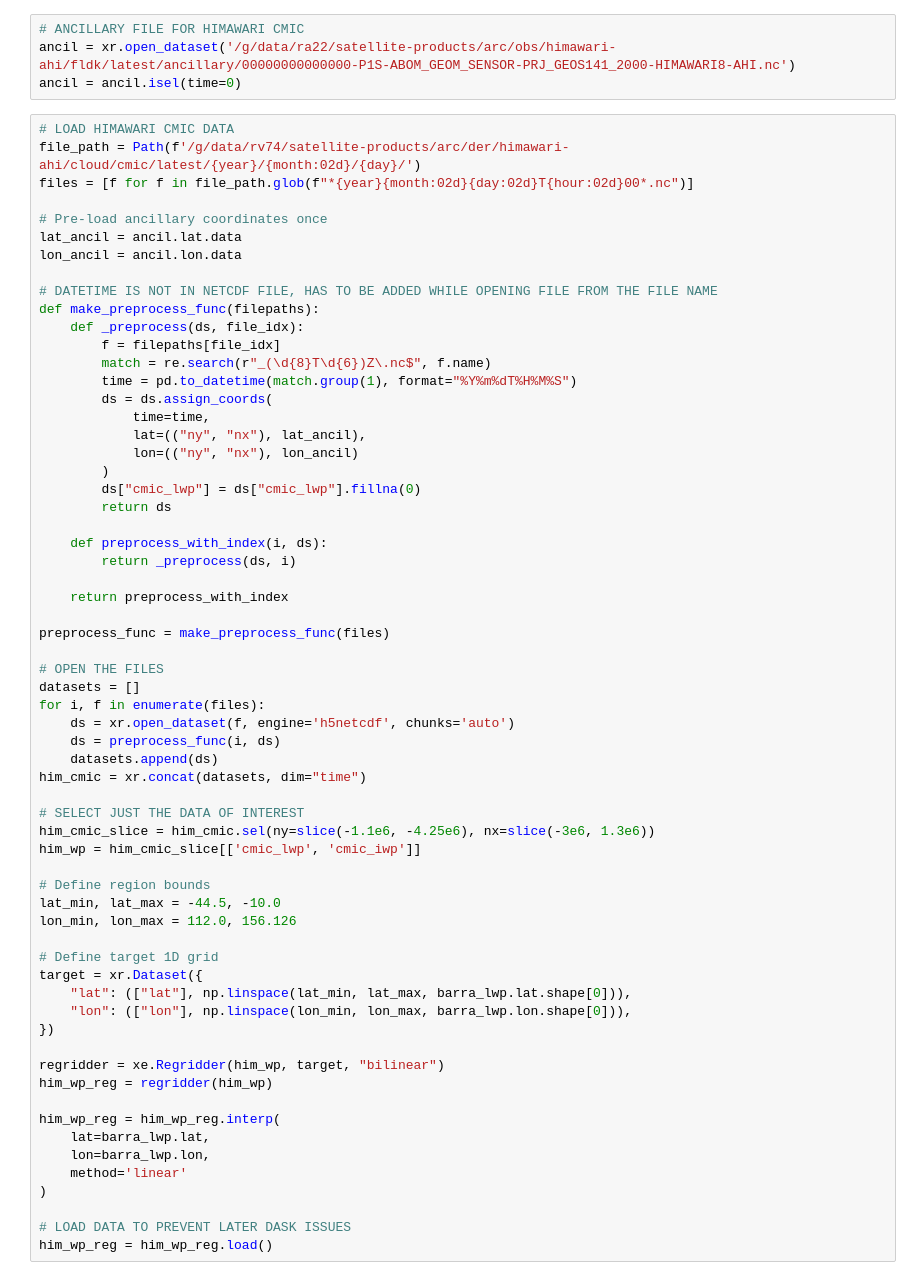
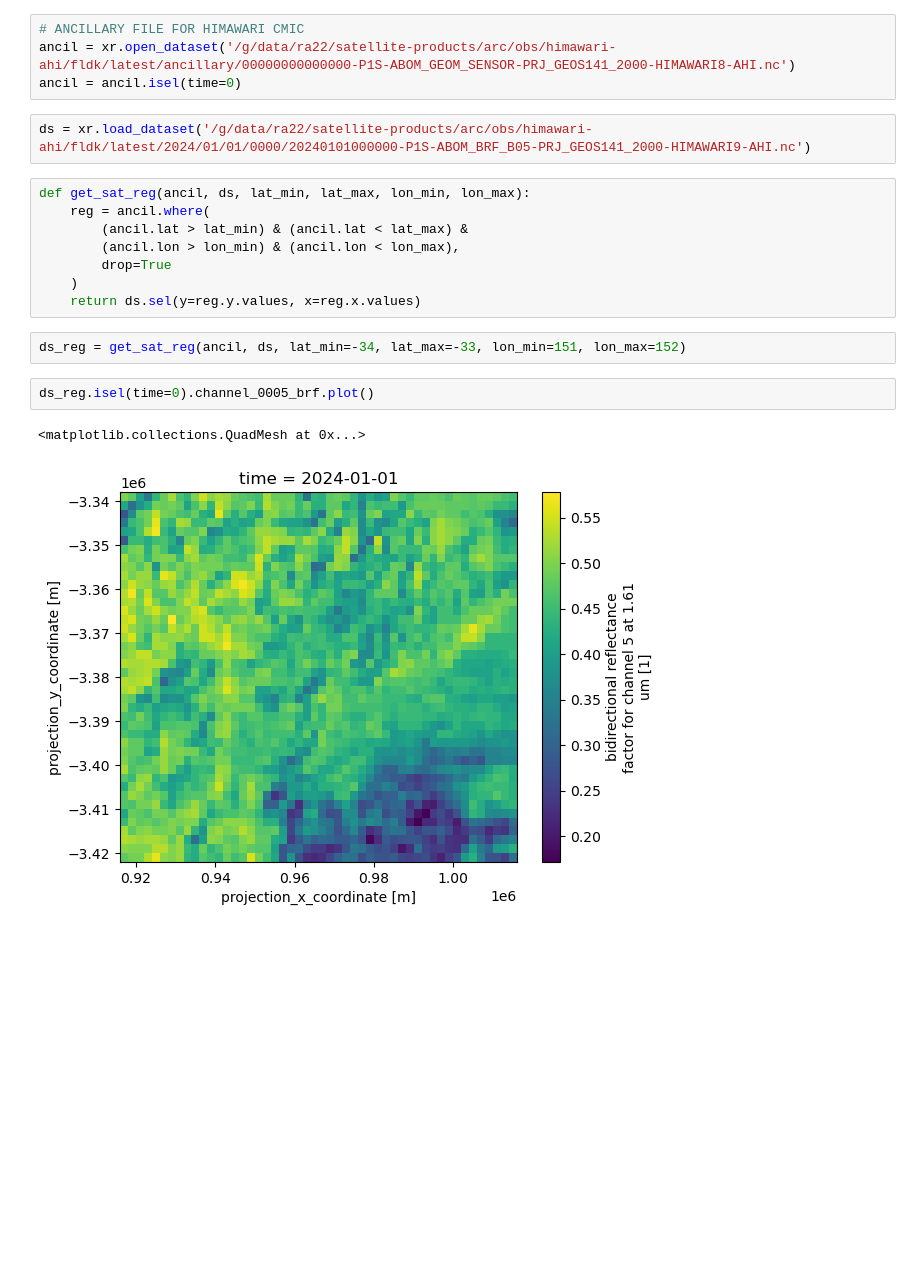
Before and after one commit to cdoedens/solar-nowcast, a Jupyter notebook: sat_preprocess.ipynb, the cells around one changed output. Drawn from its saved outputs; the diff is of its cells as text; blank space fills up the shorter version.

Commit message:
basic satellite preprocessing script. To be implemented into data loading workflow

```diff
--- a/sat_preprocess.ipynb
+++ b/sat_preprocess.ipynb
@@ -4,66 +12,20 @@ import xarray as xr
 # ANCILLARY FILE FOR HIMAWARI CMIC
 ancil = xr.open_dataset('/g/data/ra22/satellite-products/arc/obs/himawari-ahi/fldk/latest/ancillary/00000000000000-P1S-ABOM_GEOM_SENSOR-PRJ_GEOS141_2000-HIMAWARI8-AHI.nc')
 ancil = ancil.isel(time=0)
-# %%
-# LOAD HIMAWARI CMIC DATA
-file_path = Path(f'/g/data/rv74/satellite-products/arc/der/himawari-ahi/cloud/cmic/latest/{year}/{month:02d}/{day}/')
-files = [f for f in file_path.glob(f"*{year}{month:02d}{day:02d}T{hour:02d}00*.nc")]
-
-# Pre-load ancillary coordinates once
-lat_ancil = ancil.lat.data
-lon_ancil = ancil.lon.data
-
-# DATETIME IS NOT IN NETCDF FILE, HAS TO BE ADDED WHILE OPENING FILE FROM THE FILE NAME
-def make_preprocess_func(filepaths):
-    def _preprocess(ds, file_idx):
-        f = filepaths[file_idx]
-        match = re.search(r"_(\d{8}T\d{6})Z\.nc$", f.name)
-        time = pd.to_datetime(match.group(1), format="%Y%m%dT%H%M%S")
-        ds = ds.assign_coords(
-            time=time,
-            lat=(("ny", "nx"), lat_ancil),
-            lon=(("ny", "nx"), lon_ancil)
-        )
-        ds["cmic_lwp"] = ds["cmic_lwp"].fillna(0)
-        return ds
-
-    def preprocess_with_index(i, ds):
-        return _preprocess(ds, i)
-
-    return preprocess_with_index
-
-preprocess_func = make_preprocess_func(files)
-
-# OPEN THE FILES
-datasets = []
-for i, f in enumerate(files):
-    ds = xr.open_dataset(f, engine='h5netcdf', chunks='auto')
-    ds = preprocess_func(i, ds)
-    datasets.append(ds)
-him_cmic = xr.concat(datasets, dim="time")
-
-# SELECT JUST THE DATA OF INTEREST
-him_cmic_slice = him_cmic.sel(ny=slice(-1.1e6, -4.25e6), nx=slice(-3e6, 1.3e6))
-him_wp = him_cmic_slice[['cmic_lwp', 'cmic_iwp']]
-
-# Define region bounds
-lat_min, lat_max = -44.5, -10.0
-lon_min, lon_max = 112.0, 156.126
-
-# Define target 1D grid
-target = xr.Dataset({
-    "lat": (["lat"], np.linspace(lat_min, lat_max, barra_lwp.lat.shape[0])),
-    "lon": (["lon"], np.linspace(lon_min, lon_max, barra_lwp.lon.shape[0])),
-})
-
-regridder = xe.Regridder(him_wp, target, "bilinear")
-him_wp_reg = regridder(him_wp)
-
-him_wp_reg = him_wp_reg.interp(
-    lat=barra_lwp.lat,
-    lon=barra_lwp.lon,
-    method='linear'
-)
-
-# LOAD DATA TO PREVENT LATER DASK ISSUES
-him_wp_reg = him_wp_reg.load()
+# %%
+ds = xr.load_dataset('/g/data/ra22/satellite-products/arc/obs/himawari-ahi/fldk/latest/2024/01/01/0000/20240101000000-P1S-ABOM_BRF_B05-PRJ_GEOS141_2000-HIMAWARI9-AHI.nc')
+# %%
+def get_sat_reg(ancil, ds, lat_min, lat_max, lon_min, lon_max):
+    reg = ancil.where(
+        (ancil.lat > lat_min) & (ancil.lat < lat_max) &
+        (ancil.lon > lon_min) & (ancil.lon < lon_max),
+        drop=True
+    )
+    return ds.sel(y=reg.y.values, x=reg.x.values)
+# %%
+ds_reg = get_sat_reg(ancil, ds, lat_min=-34, lat_max=-33, lon_min=151, lon_max=152)
+# %%
+ds_reg.isel(time=0).channel_0005_brf.plot()
+# %% [output]
+<matplotlib.collections.QuadMesh at 0x...>
+[figure, added]
```
Also changed, not shown: parts of 4 cells of this notebook.
